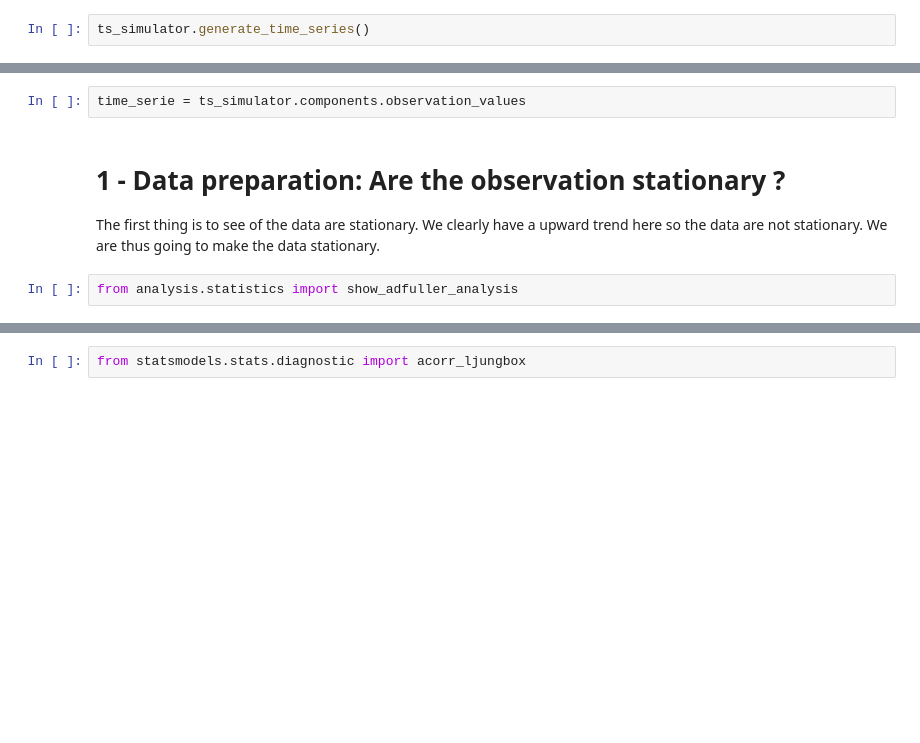
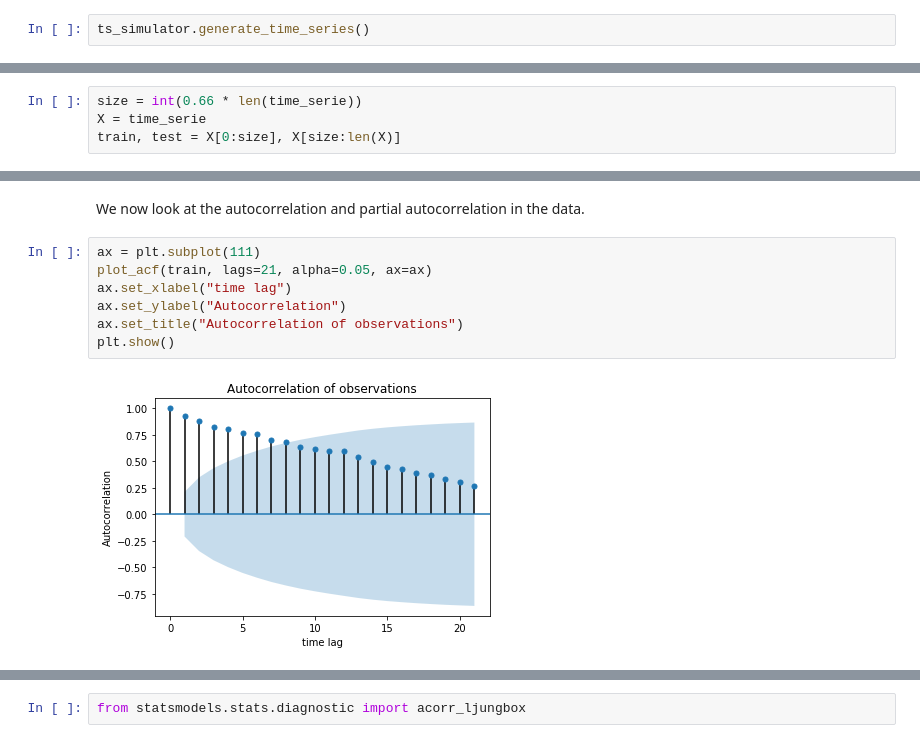
Before and after one commit to Simpliphy/ARIMA, a Jupyter notebook: analysis.ipynb, the cells around one changed output, grey strips where cells are left out. Drawn from its saved outputs; the diff is of its cells as text; blank space fills up the shorter version.

```diff
--- a/analysis.ipynb
+++ b/analysis.ipynb
@@ -8,0 +21,4 @@ ts_simulator.generate_time_series()
+# %%
+size = int(0.66 * len(time_serie))
+X = time_serie
+train, test = X[0:size], X[size:len(X)]
@@ -13,8 +42,11 @@ ts_simulator.components.show()
-# %%
-time_serie = ts_simulator.components.observation_values
-# %% [markdown]
-# 1 - Data preparation: Are the observation stationary ?
-
-The first thing is to see of the data are stationary. We clearly have a upward trend here so the data are not stationary. We are thus going to make the data stationary.
-# %%
-from analysis.statistics import show_adfuller_analysis
+# %% [markdown]
+We now look at the autocorrelation and partial autocorrelation in the data.
+# %%
+ax = plt.subplot(111)
+plot_acf(train, lags=21, alpha=0.05, ax=ax)
+ax.set_xlabel("time lag")
+ax.set_ylabel("Autocorrelation")
+ax.set_title("Autocorrelation of observations")
+plt.show()
+# %% [output]
+[figure, added]
```
Also changed, not shown: parts of 44 cells of this notebook.
